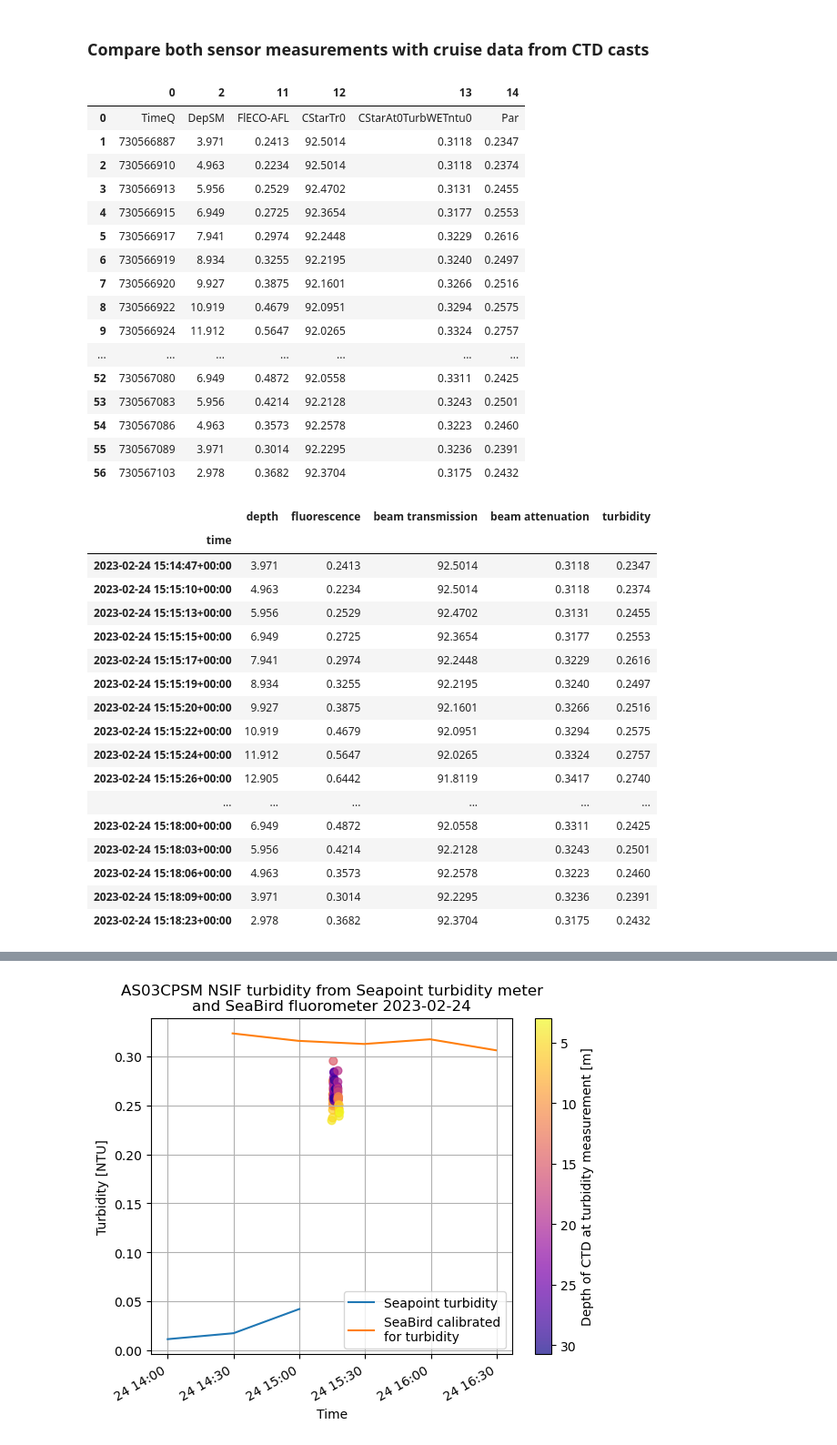
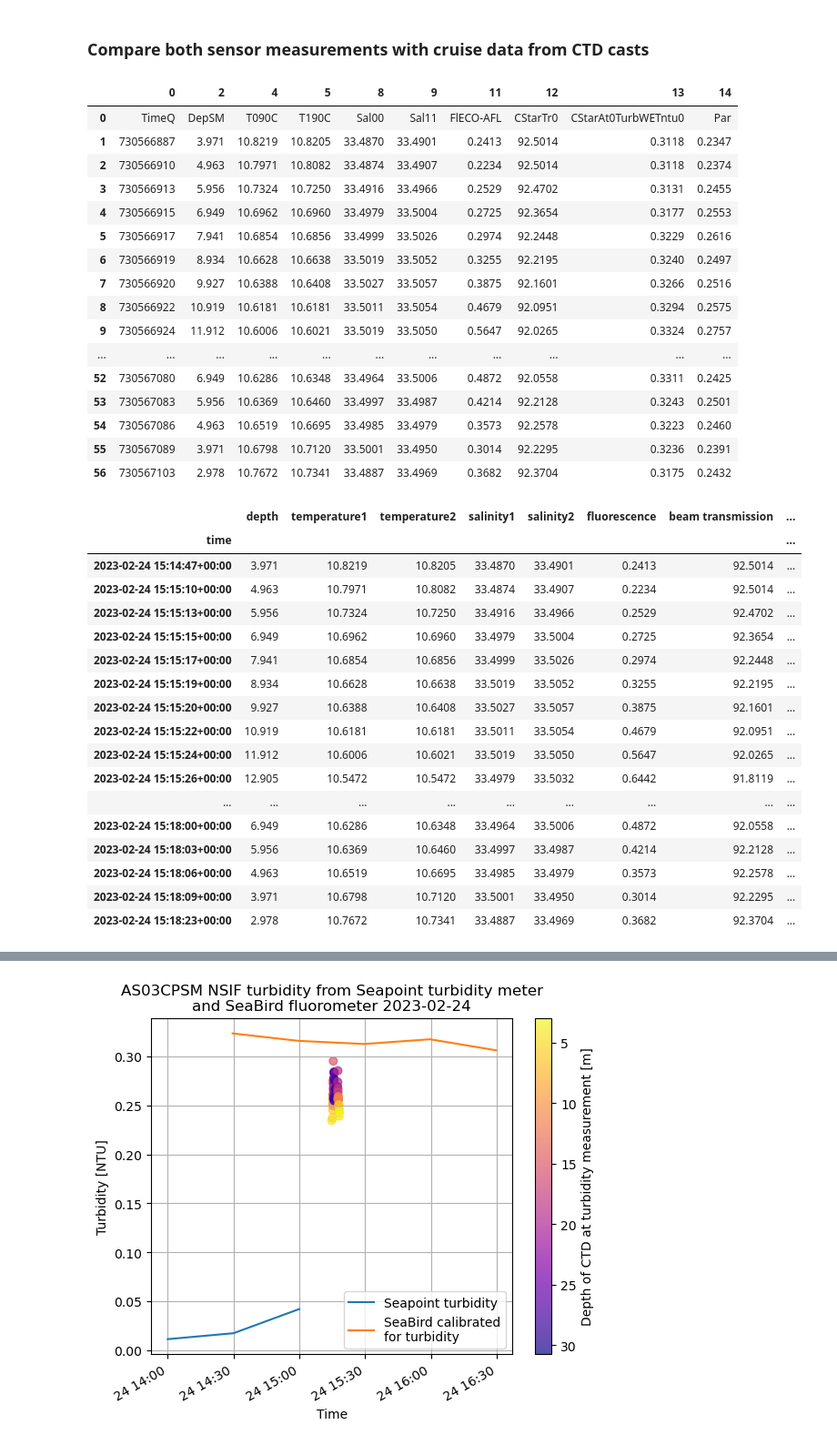
Before and after one commit to cooleyky/AST3, a Jupyter notebook: turbidity.ipynb, the cells around one changed output, grey strips where cells are left out. Shown at 91% size. Cells and saved outputs as stored; diff of their text form; code cells hidden in the pictures.

Commit message:
Revise comparison of cruise data with moored instruments

```diff
--- a/turbidity.ipynb
+++ b/turbidity.ipynb
@@ -861,26 +862,28 @@ fig, ax = scatter_linreg(turbd2_events, flort2_events, "AS03CPSM MFN turbidity s
 # %%
 # Import cast 002 data
 cast2_file = "C:/Users/kylene.cooley/ast3_turbidity_data/ar71-04_002.asc"
-cast2_data = pd.read_csv(cast2_file, sep="\s+", header=None, usecols=[0, 2, 11, 12, 13, 14], encoding="ascii", encoding_errors="replace")
+cast2_data = pd.read_csv(cast2_file, sep="\s+", header=None,
+                         usecols=[0, 2, 4, 5, 8, 9, 11, 12, 13, 14],
+                         encoding="ascii", encoding_errors="replace")
 cast2_data
 # %% [output]
-|  | 0 | 2 | 11 | 12 | 13 | 14 |
-| 0 | TimeQ | DepSM | FlECO-AFL | CStarTr0 | CStarAt0TurbWETntu0 | Par |
-| 1 | 730566887 | 3.971 | 0.2413 | 92.5014 | 0.3118 | 0.2347 |
-| 2 | 730566910 | 4.963 | 0.2234 | 92.5014 | 0.3118 | 0.2374 |
-| 3 | 730566913 | 5.956 | 0.2529 | 92.4702 | 0.3131 | 0.2455 |
-| 4 | 730566915 | 6.949 | 0.2725 | 92.3654 | 0.3177 | 0.2553 |
-| 5 | 730566917 | 7.941 | 0.2974 | 92.2448 | 0.3229 | 0.2616 |
-| 6 | 730566919 | 8.934 | 0.3255 | 92.2195 | 0.3240 | 0.2497 |
-| 7 | 730566920 | 9.927 | 0.3875 | 92.1601 | 0.3266 | 0.2516 |
-| 8 | 730566922 | 10.919 | 0.4679 | 92.0951 | 0.3294 | 0.2575 |
-| 9 | 730566924 | 11.912 | 0.5647 | 92.0265 | 0.3324 | 0.2757 |
-| ... | ... | ... | ... | ... | ... | ... |
-| 52 | 730567080 | 6.949 | 0.4872 | 92.0558 | 0.3311 | 0.2425 |
-| 53 | 730567083 | 5.956 | 0.4214 | 92.2128 | 0.3243 | 0.2501 |
-| 54 | 730567086 | 4.963 | 0.3573 | 92.2578 | 0.3223 | 0.2460 |
-| 55 | 730567089 | 3.971 | 0.3014 | 92.2295 | 0.3236 | 0.2391 |
-| 56 | 730567103 | 2.978 | 0.3682 | 92.3704 | 0.3175 | 0.2432 |
+|  | 0 | 2 | 4 | 5 | 8 | 9 | 11 | 12 | 13 | 14 |
+| 0 | TimeQ | DepSM | T090C | T190C | Sal00 | Sal11 | FlECO-AFL | CStarTr0 | CStarAt0TurbWETntu0 | Par |
+| 1 | 730566887 | 3.971 | 10.8219 | 10.8205 | 33.4870 | 33.4901 | 0.2413 | 92.5014 | 0.3118 | 0.2347 |
+| 2 | 730566910 | 4.963 | 10.7971 | 10.8082 | 33.4874 | 33.4907 | 0.2234 | 92.5014 | 0.3118 | 0.2374 |
+| 3 | 730566913 | 5.956 | 10.7324 | 10.7250 | 33.4916 | 33.4966 | 0.2529 | 92.4702 | 0.3131 | 0.2455 |
+| 4 | 730566915 | 6.949 | 10.6962 | 10.6960 | 33.4979 | 33.5004 | 0.2725 | 92.3654 | 0.3177 | 0.2553 |
+| 5 | 730566917 | 7.941 | 10.6854 | 10.6856 | 33.4999 | 33.5026 | 0.2974 | 92.2448 | 0.3229 | 0.2616 |
+| 6 | 730566919 | 8.934 | 10.6628 | 10.6638 | 33.5019 | 33.5052 | 0.3255 | 92.2195 | 0.3240 | 0.2497 |
+| 7 | 730566920 | 9.927 | 10.6388 | 10.6408 | 33.5027 | 33.5057 | 0.3875 | 92.1601 | 0.3266 | 0.2516 |
+| 8 | 730566922 | 10.919 | 10.6181 | 10.6181 | 33.5011 | 33.5054 | 0.4679 | 92.0951 | 0.3294 | 0.2575 |
+| 9 | 730566924 | 11.912 | 10.6006 | 10.6021 | 33.5019 | 33.5050 | 0.5647 | 92.0265 | 0.3324 | 0.2757 |
+| ... | ... | ... | ... | ... | ... | ... | ... | ... | ... | ... |
+| 52 | 730567080 | 6.949 | 10.6286 | 10.6348 | 33.4964 | 33.5006 | 0.4872 | 92.0558 | 0.3311 | 0.2425 |
+| 53 | 730567083 | 5.956 | 10.6369 | 10.6460 | 33.4997 | 33.4987 | 0.4214 | 92.2128 | 0.3243 | 0.2501 |
+| 54 | 730567086 | 4.963 | 10.6519 | 10.6695 | 33.4985 | 33.4979 | 0.3573 | 92.2578 | 0.3223 | 0.2460 |
+| 55 | 730567089 | 3.971 | 10.6798 | 10.7120 | 33.5001 | 33.4950 | 0.3014 | 92.2295 | 0.3236 | 0.2391 |
+| 56 | 730567103 | 2.978 | 10.7672 | 10.7341 | 33.4887 | 33.4969 | 0.3682 | 92.3704 | 0.3175 | 0.2432 |
 # %%
 # We need to drop the first row, add the correct column names, convert time to an actual value, and set time as the index
 cast2_data = cast2_data.drop(index=0, axis=0)
@@ -889,26 +902,26 @@ cast2_data.rename(columns={0: "time", 2: "depth", 11: "fluorescence", 12: "beam
 # Convert "time" to a datetime object and set as index
 cast2_data.set_index(pd.to_datetime(cast2_data.time.astype(float), utc=True, unit="s", origin="2000-01-01T00:00:00"), inplace=True)
 cast2_data.drop("time", axis=1, inplace=True)
-# cast2_data
+cast2_data
 # %% [output]
-|  | depth | fluorescence | beam transmission | beam attenuation | turbidity |
-| time |  |  |  |  |  |
-| 2023-02-24 15:14:47+00:00 | 3.971 | 0.2413 | 92.5014 | 0.3118 | 0.2347 |
-| 2023-02-24 15:15:10+00:00 | 4.963 | 0.2234 | 92.5014 | 0.3118 | 0.2374 |
-| 2023-02-24 15:15:13+00:00 | 5.956 | 0.2529 | 92.4702 | 0.3131 | 0.2455 |
-| 2023-02-24 15:15:15+00:00 | 6.949 | 0.2725 | 92.3654 | 0.3177 | 0.2553 |
-| 2023-02-24 15:15:17+00:00 | 7.941 | 0.2974 | 92.2448 | 0.3229 | 0.2616 |
-| 2023-02-24 15:15:19+00:00 | 8.934 | 0.3255 | 92.2195 | 0.3240 | 0.2497 |
-| 2023-02-24 15:15:20+00:00 | 9.927 | 0.3875 | 92.1601 | 0.3266 | 0.2516 |
-| 2023-02-24 15:15:22+00:00 | 10.919 | 0.4679 | 92.0951 | 0.3294 | 0.2575 |
-| 2023-02-24 15:15:24+00:00 | 11.912 | 0.5647 | 92.0265 | 0.3324 | 0.2757 |
-| 2023-02-24 15:15:26+00:00 | 12.905 | 0.6442 | 91.8119 | 0.3417 | 0.2740 |
-| ... | ... | ... | ... | ... | ... |
-| 2023-02-24 15:18:00+00:00 | 6.949 | 0.4872 | 92.0558 | 0.3311 | 0.2425 |
-| 2023-02-24 15:18:03+00:00 | 5.956 | 0.4214 | 92.2128 | 0.3243 | 0.2501 |
-| 2023-02-24 15:18:06+00:00 | 4.963 | 0.3573 | 92.2578 | 0.3223 | 0.2460 |
-| 2023-02-24 15:18:09+00:00 | 3.971 | 0.3014 | 92.2295 | 0.3236 | 0.2391 |
-| 2023-02-24 15:18:23+00:00 | 2.978 | 0.3682 | 92.3704 | 0.3175 | 0.2432 |
+|  | depth | temperature1 | temperature2 | salinity1 | salinity2 | fluorescence | beam transmission | ... |
+| time |  |  |  |  |  |  |  | ... |
+| 2023-02-24 15:14:47+00:00 | 3.971 | 10.8219 | 10.8205 | 33.4870 | 33.4901 | 0.2413 | 92.5014 | ... |
+| 2023-02-24 15:15:10+00:00 | 4.963 | 10.7971 | 10.8082 | 33.4874 | 33.4907 | 0.2234 | 92.5014 | ... |
+| 2023-02-24 15:15:13+00:00 | 5.956 | 10.7324 | 10.7250 | 33.4916 | 33.4966 | 0.2529 | 92.4702 | ... |
+| 2023-02-24 15:15:15+00:00 | 6.949 | 10.6962 | 10.6960 | 33.4979 | 33.5004 | 0.2725 | 92.3654 | ... |
+| 2023-02-24 15:15:17+00:00 | 7.941 | 10.6854 | 10.6856 | 33.4999 | 33.5026 | 0.2974 | 92.2448 | ... |
+| 2023-02-24 15:15:19+00:00 | 8.934 | 10.6628 | 10.6638 | 33.5019 | 33.5052 | 0.3255 | 92.2195 | ... |
+| 2023-02-24 15:15:20+00:00 | 9.927 | 10.6388 | 10.6408 | 33.5027 | 33.5057 | 0.3875 | 92.1601 | ... |
+| 2023-02-24 15:15:22+00:00 | 10.919 | 10.6181 | 10.6181 | 33.5011 | 33.5054 | 0.4679 | 92.0951 | ... |
+| 2023-02-24 15:15:24+00:00 | 11.912 | 10.6006 | 10.6021 | 33.5019 | 33.5050 | 0.5647 | 92.0265 | ... |
+| 2023-02-24 15:15:26+00:00 | 12.905 | 10.5472 | 10.5472 | 33.4979 | 33.5032 | 0.6442 | 91.8119 | ... |
+| ... | ... | ... | ... | ... | ... | ... | ... | ... |
+| 2023-02-24 15:18:00+00:00 | 6.949 | 10.6286 | 10.6348 | 33.4964 | 33.5006 | 0.4872 | 92.0558 | ... |
+| 2023-02-24 15:18:03+00:00 | 5.956 | 10.6369 | 10.6460 | 33.4997 | 33.4987 | 0.4214 | 92.2128 | ... |
+| 2023-02-24 15:18:06+00:00 | 4.963 | 10.6519 | 10.6695 | 33.4985 | 33.4979 | 0.3573 | 92.2578 | ... |
+| 2023-02-24 15:18:09+00:00 | 3.971 | 10.6798 | 10.7120 | 33.5001 | 33.4950 | 0.3014 | 92.2295 | ... |
+| 2023-02-24 15:18:23+00:00 | 2.978 | 10.7672 | 10.7341 | 33.4887 | 33.4969 | 0.3682 | 92.3704 | ... |
 # %%
 # Convert data frame to an xarray dataset
 cast2 = xr.Dataset(cast2_data)
```
Also changed, not shown: parts of 10 cells of this notebook.
